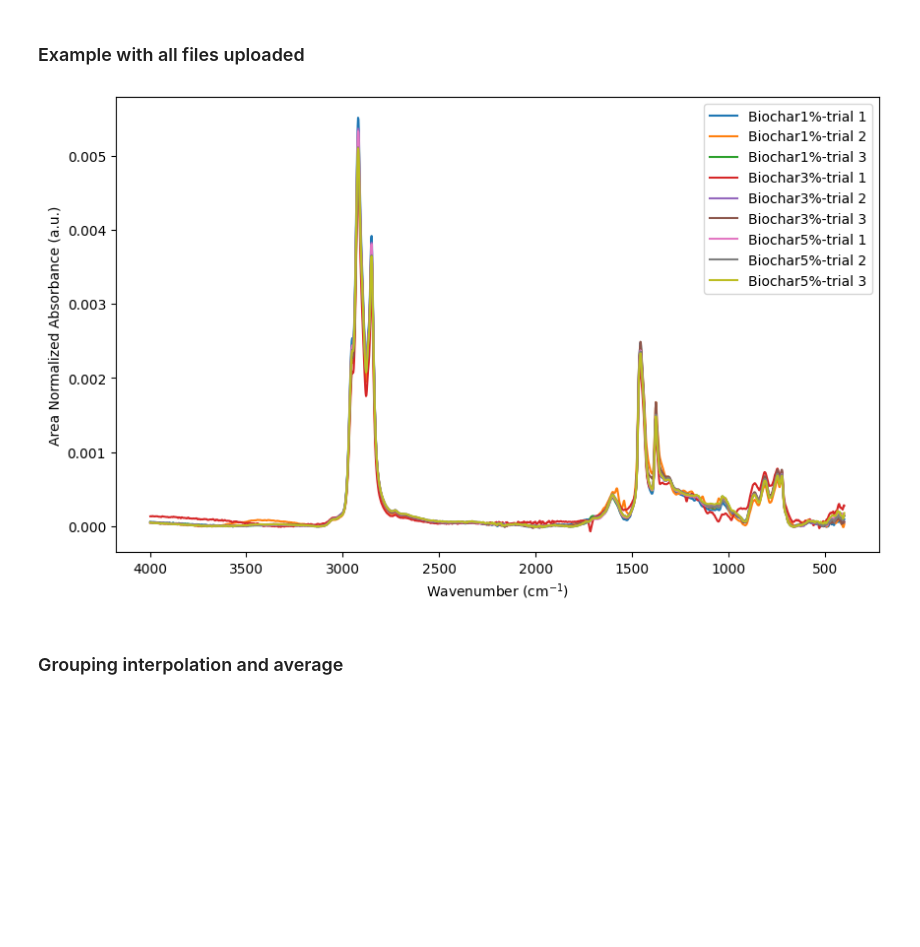
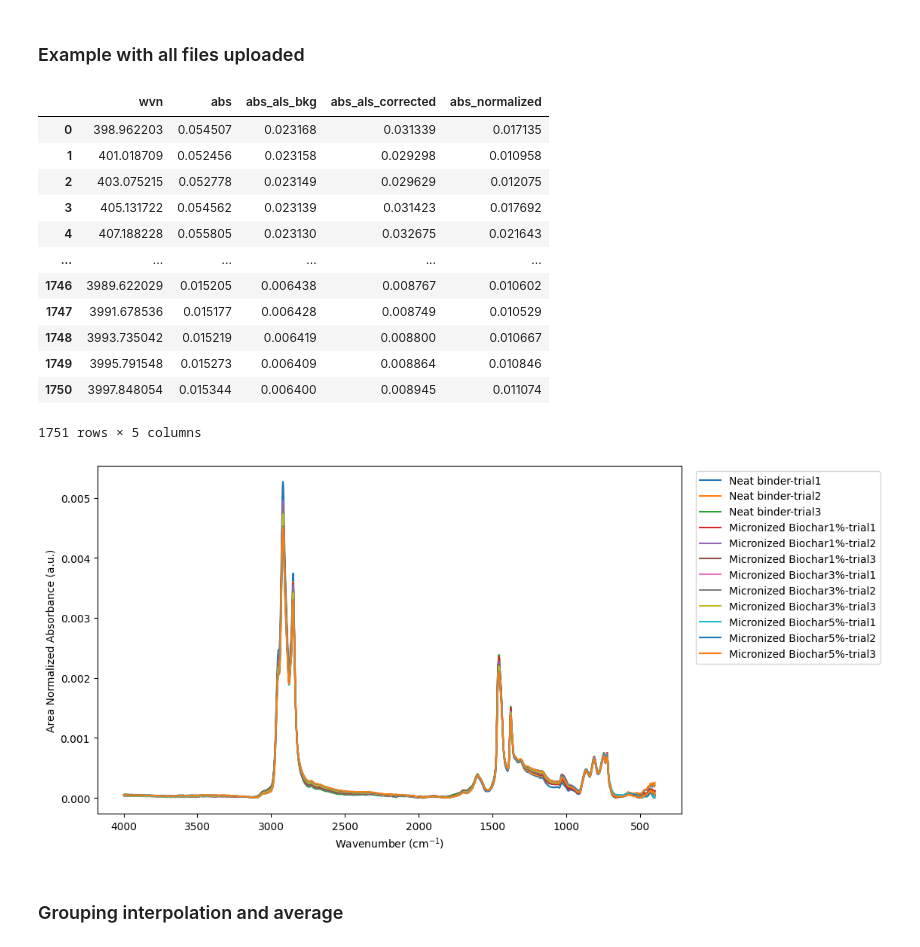
Before and after one commit to bespinosaaco/ftir-tools, a Jupyter notebook: 2D-COS.ipynb, the cells around one changed output. Saved outputs shown, nothing was run; the diff lists cells and outputs as text; code cells hidden in the pictures; blank space fills up the shorter version.

```diff
--- a/2D-COS.ipynb
+++ b/2D-COS.ipynb
@@ -178,6 +178,11 @@ def normalize_area(
     Area normalization: divides by the total integrated area (trapezoid rule).
     Preserves relative peak height ratios within a spectrum.
     Corrects for ATR contact pressure and film thickness variations.
+    -- My opininion--
+    It is the normalization function with most physically grounding by dividing the
+    Absorvance by its area you're basically getting rid of the concentration and path length constants
+    and leaving the normalized absorbance only dependent of the molar adsorptivity inherent to the substance
+    A_norm(ν) = A(ν) / ∫A(ν)dν = [ε(ν)·c·l] / [c·l·∫ε(ν)dν] = ε(ν) / ∫ε(ν)dν
     """
     col = _resolve_last_abs_col(spectrum, hint=input_col)
 
@@ -498,4 +504,6 @@ def compute_2dcos(dynamic_df: pd.DataFrame) -> tuple[pd.DataFrame, pd.DataFrame]
 # Loading data into a dictionary of DataFrames, with keys corresponding to file names (without extensions)
 files_dir = "../../phd-database/data/EXTERNAL/MOEIN/"
 opus_files = get_list_of_opus_files(files_dir) # This can be mannually set to a list of files if desired, e.g. ['opus_file.O','opus_file.1']
+opus_files = opus_files[-3:] + opus_files[9:-3]  # Selected files
 atr_dict = load_opus_data_dict(opus_files, files_dir)
+opus_files
@@ -546,7 +562,7 @@ Resolved column 'sample' for spectrum 'sample-data'.
 ### Example processing of one file
 # %%
 # Example with one file
-file_name = 'Biochar1%-trial 1'
+file_name = 'CBU Biochar1%-trial 1'
 df = atr_dict[file_name]['data'].copy()
 df = baseline_als(df, lam=1e7, n_iter=10)
 df = smooth_savgol(df)
@@ -585,27 +601,52 @@ df
 1751 rows × 6 columns
 # %% [markdown]
 ### Example with all files uploaded
+# %%
+atr_dict[key]['data']
+# %% [output]
+|  | wvn | abs | abs_als_bkg | abs_als_corrected | abs_normalized |
+| 0 | 398.962203 | 0.054507 | 0.023168 | 0.031339 | 0.017135 |
+| 1 | 401.018709 | 0.052456 | 0.023158 | 0.029298 | 0.010958 |
+| 2 | 403.075215 | 0.052778 | 0.023149 | 0.029629 | 0.012075 |
+| 3 | 405.131722 | 0.054562 | 0.023139 | 0.031423 | 0.017692 |
+| 4 | 407.188228 | 0.055805 | 0.023130 | 0.032675 | 0.021643 |
+| ... | ... | ... | ... | ... | ... |
+| 1746 | 3989.622029 | 0.015205 | 0.006438 | 0.008767 | 0.010602 |
+| 1747 | 3991.678536 | 0.015177 | 0.006428 | 0.008749 | 0.010529 |
+| 1748 | 3993.735042 | 0.015219 | 0.006419 | 0.008800 | 0.010667 |
+| 1749 | 3995.791548 | 0.015273 | 0.006409 | 0.008864 | 0.010846 |
+| 1750 | 3997.848054 | 0.015344 | 0.006400 | 0.008945 | 0.011074 |
+1751 rows × 5 columns
 # %%
+yaxis_name ='Absorbance (Area Normalized)'
+yaxis_name ='Absorbance (MinMax)'
+yaxis_name ='Norm to peak'
+
 # Example with all files in the dictionary
 for key in atr_dict:
-    atr_dict[key]['data'] = baseline_als(atr_dict[key]['data'], lam=1e7, n_iter=10)
-    # atr_dict[key]['data'] = smooth_savgol(atr_dict[key]['data'])
+    atr_dict[key]['data'] = baseline_als(atr_dict[key]['data'], lam=1e12, n_iter=20)
+    # atr_dict[key]['data'] = smooth_savgol(atr_dict[key]['data']) # No need to smooth
     atr_dict[key]['data'] = normalize_area(atr_dict[key]['data'])
+    if yaxis_name == 'Absorbance (MinMax)':
+        atr_dict[key]['data'] = normalize_minmax(atr_dict[key]['data']) # this is to see the intensity ratios repective to the highest intensity
+    if yaxis_name == 'Norm to peak':
+        max_peak = max(atr_dict[key]['data'].iloc[:,-1][(atr_dict[key]['data']['wvn']>=800) &(atr_dict[key]['data']['wvn']<=820)])
+        atr_dict[key]['data']['abs_norm_to_peak'] = atr_dict[key]['data'].iloc[:,-1]/max_peak
 
 fig, ax = plt.subplots(figsize=(10, 6))
 for key in atr_dict:
     df = atr_dict[key]['data'].copy()
     corrected_col = [col for col in df.columns if col.startswith('abs_') and col.endswith('_corrected')][0]
     bkg_col = corrected_col.replace('_corrected', '_bkg')
     ax.plot(df['wvn'], df['abs_normalized'], label=key)
 
 ax.set_xlabel(r'Wavenumber (cm$^{-1}$)')
 ax.set_ylabel('Area Normalized Absorbance (a.u.)')
 ax.invert_xaxis()
-ax.legend()
+ax.legend(bbox_to_anchor=[1.35, 1])
 plt.show()
 # %% [output]
-[figure, old version]
+[figure, new version]
 # %% [markdown]
 ### Grouping interpolation and average
 # %%
```
Also changed, not shown: parts of 7 cells of this notebook.
